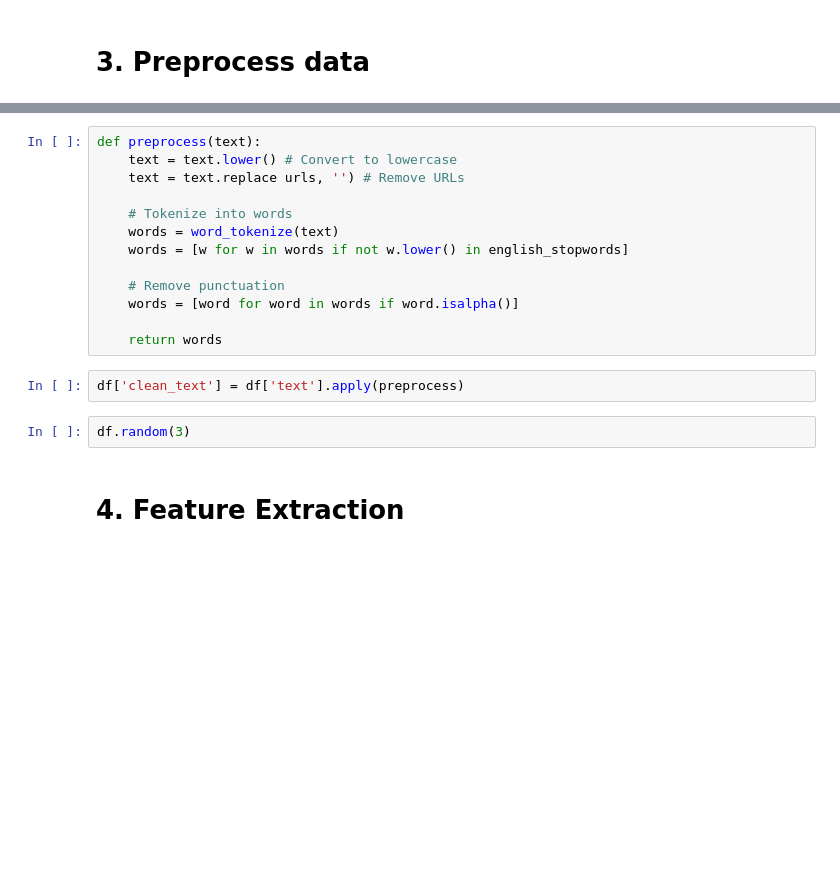
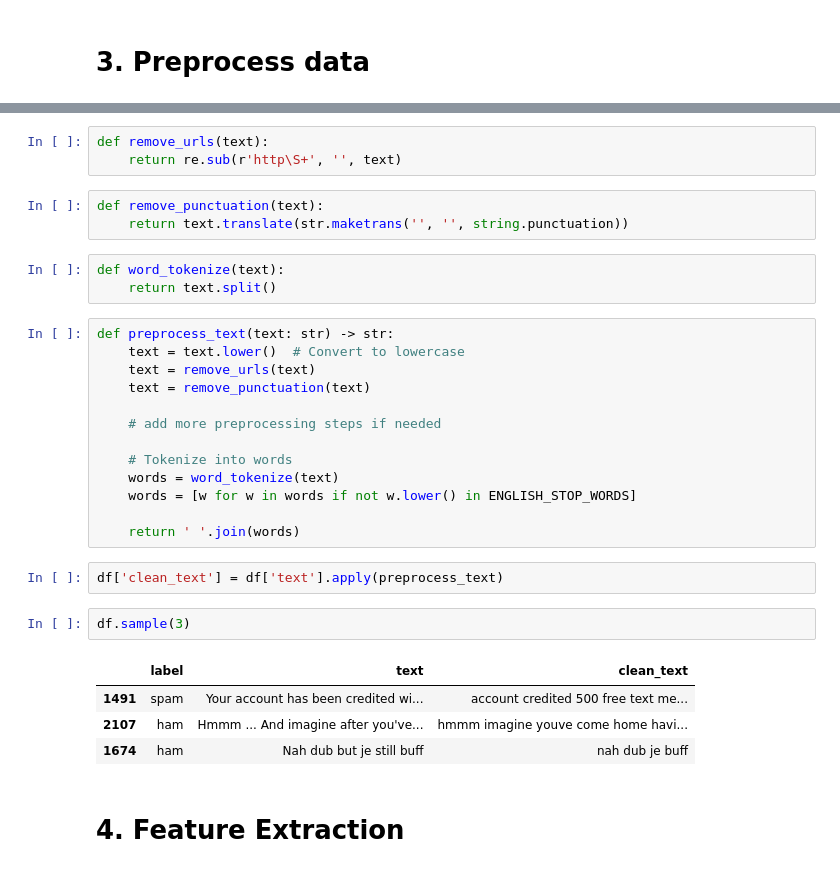
Before and after one commit to endeesa/hundzula-2024-reproducible-nlp, a Jupyter notebook: notebooks/1.0-nn-spam-detection.ipynb, the cells around one changed output, grey strips where cells are left out. Saved outputs shown, nothing was run; the diff lists cells and outputs as text; blank space fills up the shorter version.

```diff
--- a/notebooks/1.0-nn-spam-detection.ipynb
+++ b/notebooks/1.0-nn-spam-detection.ipynb
@@ -93,20 +126,34 @@ KeyboardInterrupt:
+# %%
+def remove_urls(text):
+    return re.sub(r'http\S+', '', text)
+# %%
+def remove_punctuation(text):
+    return text.translate(str.maketrans('', '', string.punctuation))
+# %%
+def word_tokenize(text):
+    return text.split()
 # %%
-def preprocess(text):
-    text = text.lower() # Convert to lowercase
-    text = text.replace urls, '') # Remove URLs
+def preprocess_text(text: str) -> str:
+    text = text.lower()  # Convert to lowercase
+    text = remove_urls(text)
+    text = remove_punctuation(text)
+
+    # add more preprocessing steps if needed
 
     # Tokenize into words
     words = word_tokenize(text)
-    words = [w for w in words if not w.lower() in english_stopwords]
+    words = [w for w in words if not w.lower() in ENGLISH_STOP_WORDS]
 
-    # Remove punctuation
-    words = [word for word in words if word.isalpha()]
-
-    return words
+    return ' '.join(words)
 # %%
-df['clean_text'] = df['text'].apply(preprocess)
+df['clean_text'] = df['text'].apply(preprocess_text)
 # %%
-df.random(3)
+df.sample(3)
+# %% [output]
+|  | label | text | clean_text |
+| 1491 | spam | Your account has been credited wi... | account credited 500 free text me... |
+| 2107 | ham | Hmmm ... And imagine after you've... | hmmm imagine youve come home havi... |
+| 1674 | ham | Nah dub but je still buff | nah dub je buff |
 # %% [markdown]
 # 4. Feature Extraction
 # %%
```
Also changed, not shown: parts of 17 cells of this notebook.
